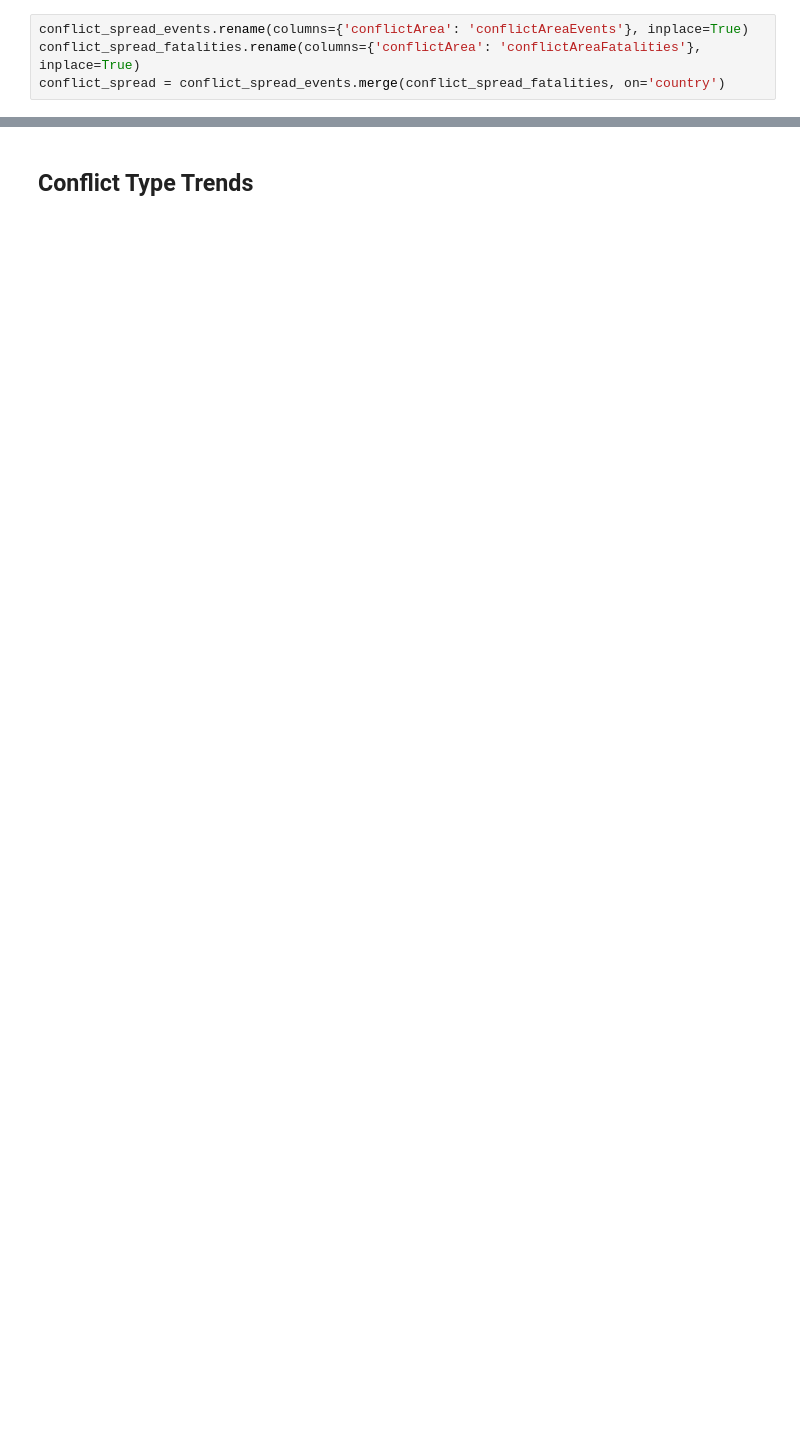
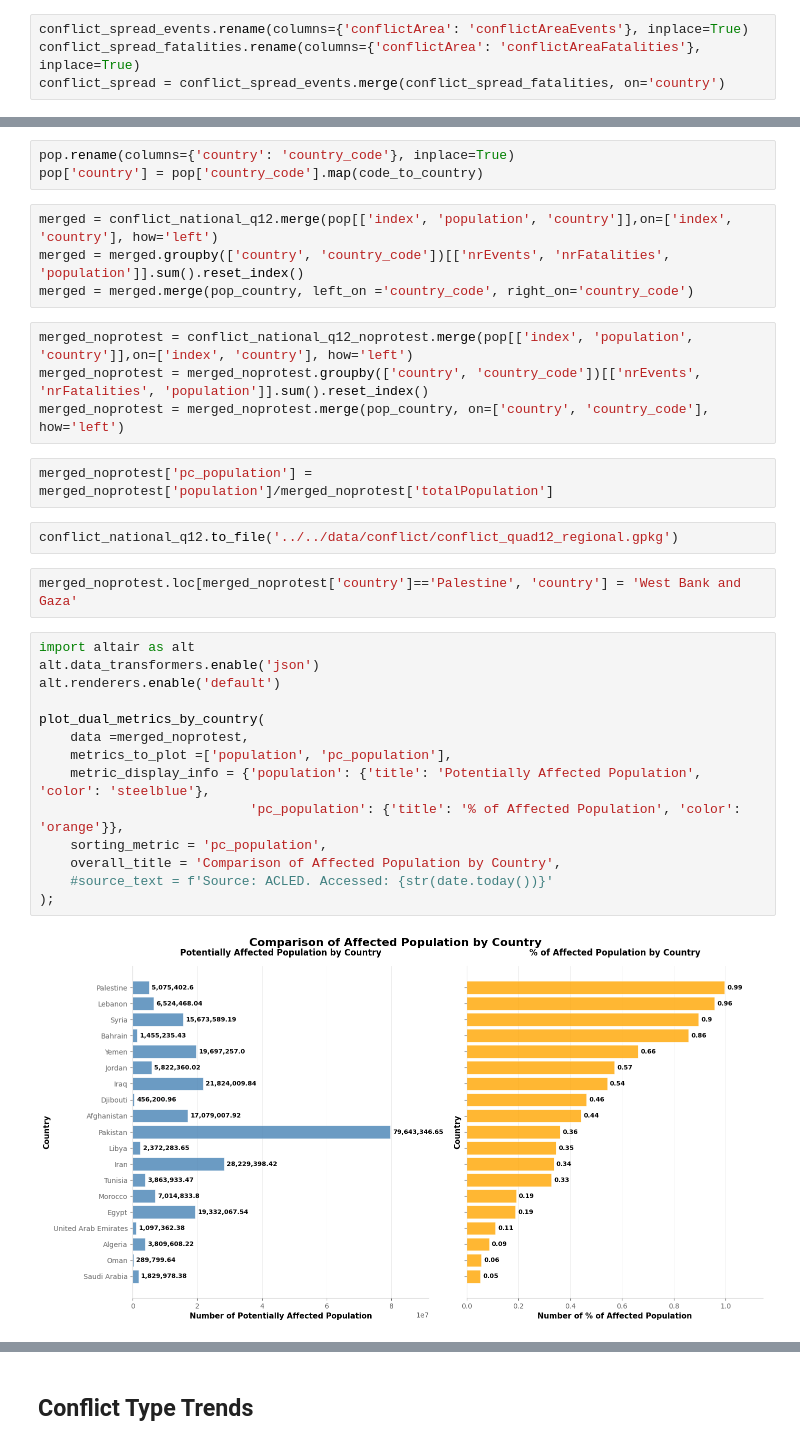
Before and after one commit to datapartnership/MENA-FCV-economic-monitor, a Jupyter notebook: notebooks/conflict/acled.ipynb, the cells around one changed output, grey strips where cells are left out. Cells and saved outputs as stored; diff of their text form; blank space fills up the shorter version.

```diff
--- a/notebooks/conflict/acled.ipynb
+++ b/notebooks/conflict/acled.ipynb
@@ -312,0 +403,33 @@ Sorting countries by 'conflictAreaFatalities' in descending order.
+# %%
+pop.rename(columns={'country': 'country_code'}, inplace=True)
+pop['country'] = pop['country_code'].map(code_to_country)
+# %%
+merged = conflict_national_q12.merge(pop[['index', 'population', 'country']],on=['index', 'country'], how='left')
+merged = merged.groupby(['country', 'country_code'])[['nrEvents', 'nrFatalities', 'population']].sum().reset_index()
+merged = merged.merge(pop_country, left_on ='country_code', right_on='country_code')
+# %%
+merged_noprotest = conflict_national_q12_noprotest.merge(pop[['index', 'population', 'country']],on=['index', 'country'], how='left')
+merged_noprotest = merged_noprotest.groupby(['country', 'country_code'])[['nrEvents', 'nrFatalities', 'population']].sum().reset_index()
+merged_noprotest = merged_noprotest.merge(pop_country, on=['country', 'country_code'], how='left')
+# %%
+merged_noprotest['pc_population'] = merged_noprotest['population']/merged_noprotest['totalPopulation']
+# %%
+conflict_national_q12.to_file('../../data/conflict/conflict_quad12_regional.gpkg')
+# %%
+merged_noprotest.loc[merged_noprotest['country']=='Palestine', 'country'] = 'West Bank and Gaza'
+# %%
+import altair as alt
+alt.data_transformers.enable('json')
+alt.renderers.enable('default')
+
+plot_dual_metrics_by_country(
+    data =merged_noprotest,
+    metrics_to_plot =['population', 'pc_population'],
+    metric_display_info = {'population': {'title': 'Potentially Affected Population', 'color': 'steelblue'},
+                           'pc_population': {'title': '% of Affected Population', 'color': 'orange'}},
+    sorting_metric = 'pc_population',
+    overall_title = 'Comparison of Affected Population by Country',
+    #source_text = f'Source: ACLED. Accessed: {str(date.today())}'
+);
+# %% [output]
+[figure, added]
```
Also changed, not shown: parts of 51 cells of this notebook, 11 other files.
